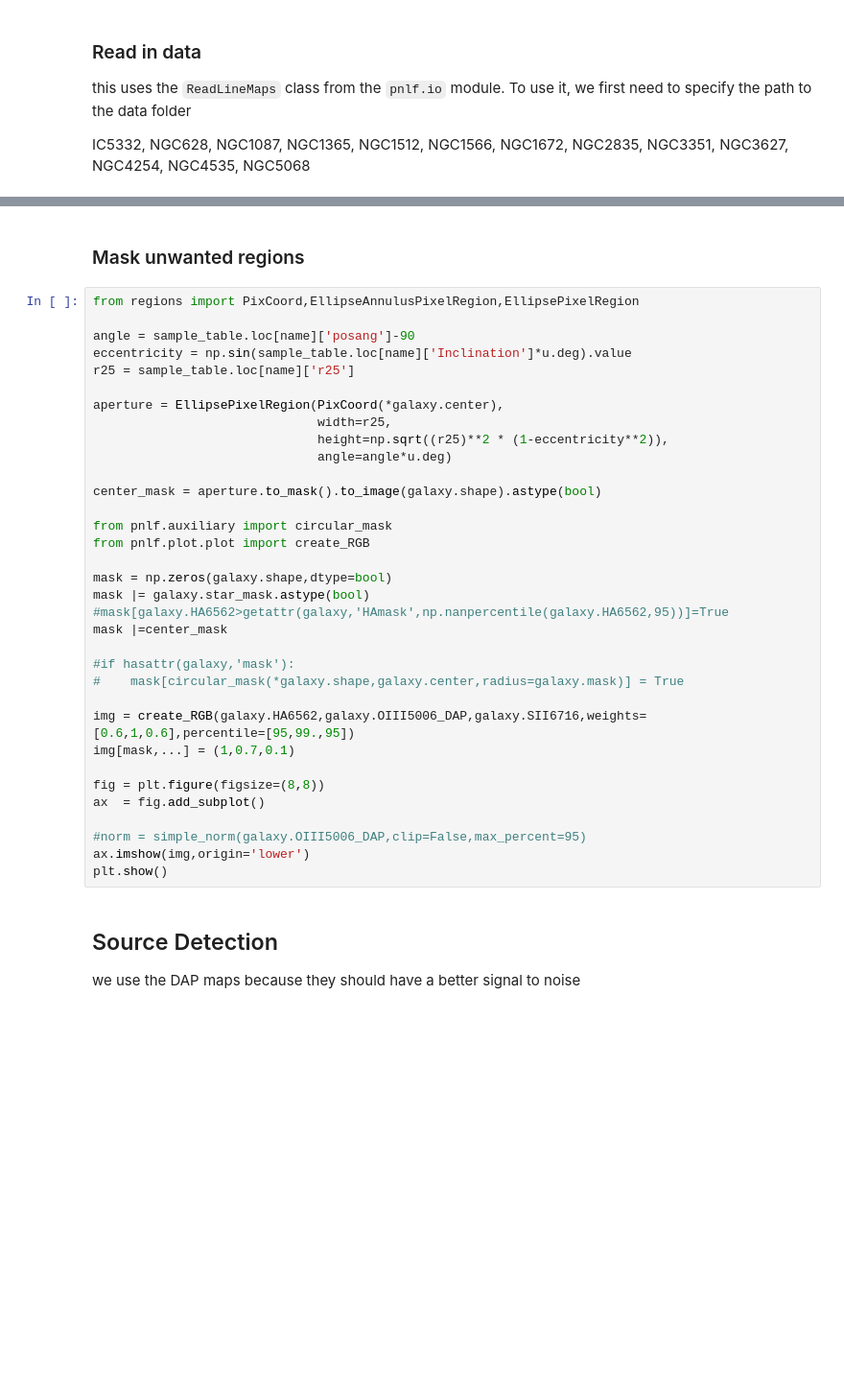
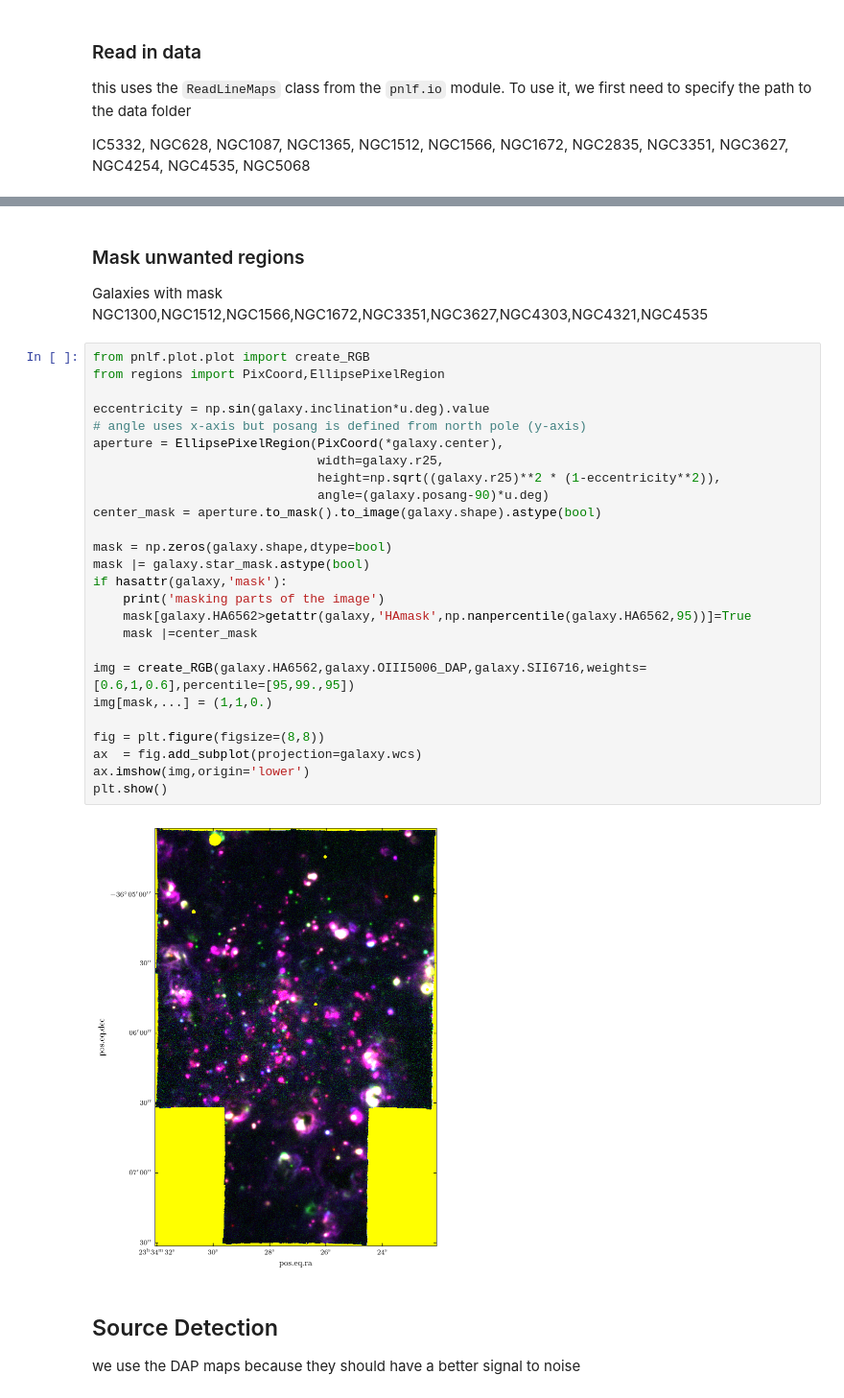
Before and after one commit to fschmnn/pnlf, a Jupyter notebook: notebooks/Project1 PNLF production.ipynb, the cells around one changed output, grey strips where cells are left out. Shown at 96% size. Drawn from its saved outputs; the diff is of its cells as text; blank space fills up the shorter version.

Commit message:
2020.10.27 - improve visual inspection

```diff
--- a/notebooks/Project1 PNLF production.ipynb
+++ b/notebooks/Project1 PNLF production.ipynb
@@ -66,39 +73,36 @@ galaxy.center = sample_table.loc[name]['SkyCoord'].to_pixel(galaxy.wcs)
-# %% [markdown]
-### Mask unwanted regions
+# %% [markdown]
+### Mask unwanted regions
+
+Galaxies with mask
+NGC1300,NGC1512,NGC1566,NGC1672,NGC3351,NGC3627,NGC4303,NGC4321,NGC4535
 # %%
-from regions import PixCoord,EllipseAnnulusPixelRegion,EllipsePixelRegion
+from pnlf.plot.plot import create_RGB
+from regions import PixCoord,EllipsePixelRegion
 
-angle = sample_table.loc[name]['posang']-90
-eccentricity = np.sin(sample_table.loc[name]['Inclination']*u.deg).value
-r25 = sample_table.loc[name]['r25']
-
+eccentricity = np.sin(galaxy.inclination*u.deg).value
+# angle uses x-axis but posang is defined from north pole (y-axis)
 aperture = EllipsePixelRegion(PixCoord(*galaxy.center),
-                              width=r25,
-                              height=np.sqrt((r25)**2 * (1-eccentricity**2)),
-                              angle=angle*u.deg)
-
+                              width=galaxy.r25,
+                              height=np.sqrt((galaxy.r25)**2 * (1-eccentricity**2)),
+                              angle=(galaxy.posang-90)*u.deg)
 center_mask = aperture.to_mask().to_image(galaxy.shape).astype(bool)
-
-from pnlf.auxiliary import circular_mask
-from pnlf.plot.plot import create_RGB
 
 mask = np.zeros(galaxy.shape,dtype=bool)
 mask |= galaxy.star_mask.astype(bool)
-#mask[galaxy.HA6562>getattr(galaxy,'HAmask',np.nanpercentile(galaxy.HA6562,95))]=True
-mask |=center_mask
-
-#if hasattr(galaxy,'mask'):
-#    mask[circular_mask(*galaxy.shape,galaxy.center,radius=galaxy.mask)] = True
+if hasattr(galaxy,'mask'):
+    print('masking parts of the image')
+    mask[galaxy.HA6562>getattr(galaxy,'HAmask',np.nanpercentile(galaxy.HA6562,95))]=True
+    mask |=center_mask
 
 img = create_RGB(galaxy.HA6562,galaxy.OIII5006_DAP,galaxy.SII6716,weights=[0.6,1,0.6],percentile=[95,99.,95])
-img[mask,...] = (1,0.7,0.1)
+img[mask,...] = (1,1,0.)
 
 fig = plt.figure(figsize=(8,8))
-ax  = fig.add_subplot()
-
-#norm = simple_norm(galaxy.OIII5006_DAP,clip=False,max_percent=95)
+ax  = fig.add_subplot(projection=galaxy.wcs)
 ax.imshow(img,origin='lower')
 plt.show()
+# %% [output]
+[figure, added]
 # %% [markdown]
 ## Source Detection
 
```
Also changed, not shown: parts of 31 cells of this notebook, 23 other files.
